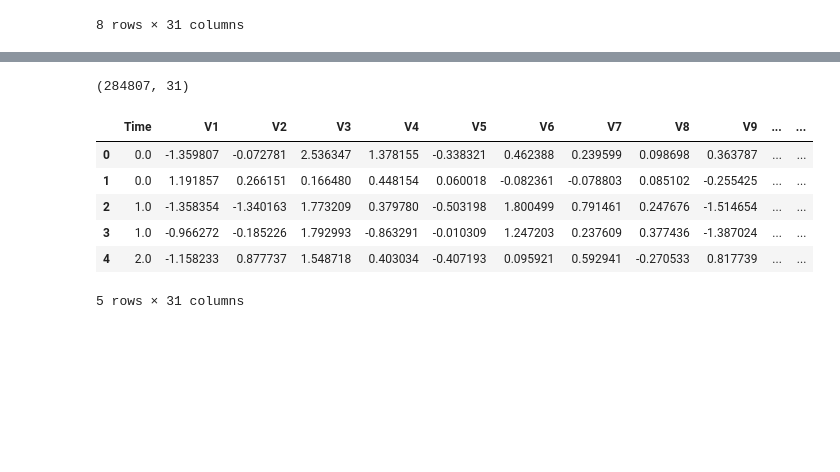
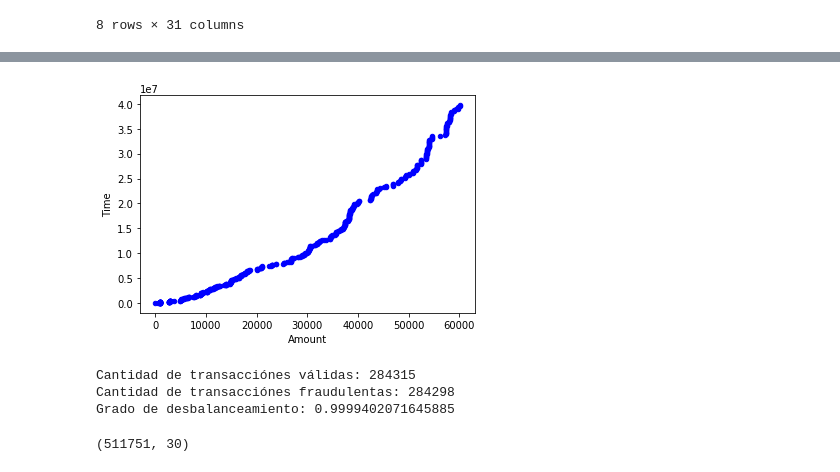
Before and after one commit to erichuizapucp/credit-card-fraud-detection, a Jupyter notebook: notebooks/Credit Card Fraud Detection.ipynb, the cells around one changed output, grey strips where cells are left out. Cells and saved outputs as stored; diff of their text form; code cells hidden in the pictures; blank space fills up the shorter version.

```diff
--- a/notebooks/Credit Card Fraud Detection.ipynb
+++ b/notebooks/Credit Card Fraud Detection.ipynb
@@ -20,0 +120,6 @@ data.describe()
+# %%
+scatter_df = data[data['Class'] == 1]
+scatter_df.cumsum().plot.scatter(x='Amount', y='Time', c='blue')
+plt.show()
+# %% [output]
+[figure, added]
@@ -20,0 +129,11 @@ data.describe()
+# %%
+counts = pd.DataFrame(y_resampled)[0].value_counts()
+m_l = counts[0]
+m_s = counts[1]
+print('Cantidad de transacciónes válidas: {0}'.format(m_l))
+print('Cantidad de transacciónes fraudulentas: {0}'.format(m_s))
+print('Grado de desbalanceamiento: {0}'.format(m_s/m_l))
+# %% [output]
+Cantidad de transacciónes válidas: 284315
+Cantidad de transacciónes fraudulentas: 284298
+Grado de desbalanceamiento: 0.9999402071645885
@@ -21,12 +145,4 @@ data.describe()
 # %%
-print(data.shape)
-data.head()
+print(X_train.shape)
 # %% [output]
-(284807, 31)
+(511751, 30)
-|  | Time | V1 | V2 | V3 | V4 | V5 | V6 | V7 | V8 | V9 | ... | ... |
-| 0 | 0.0 | -1.359807 | -0.072781 | 2.536347 | 1.378155 | -0.338321 | 0.462388 | 0.239599 | 0.098698 | 0.363787 | ... | ... |
-| 1 | 0.0 | 1.191857 | 0.266151 | 0.166480 | 0.448154 | 0.060018 | -0.082361 | -0.078803 | 0.085102 | -0.255425 | ... | ... |
-| 2 | 1.0 | -1.358354 | -1.340163 | 1.773209 | 0.379780 | -0.503198 | 1.800499 | 0.791461 | 0.247676 | -1.514654 | ... | ... |
-| 3 | 1.0 | -0.966272 | -0.185226 | 1.792993 | -0.863291 | -0.010309 | 1.247203 | 0.237609 | 0.377436 | -1.387024 | ... | ... |
-| 4 | 2.0 | -1.158233 | 0.877737 | 1.548718 | 0.403034 | -0.407193 | 0.095921 | 0.592941 | -0.270533 | 0.817739 | ... | ... |
-5 rows × 31 columns
```
Also changed, not shown: parts of 16 cells of this notebook.
